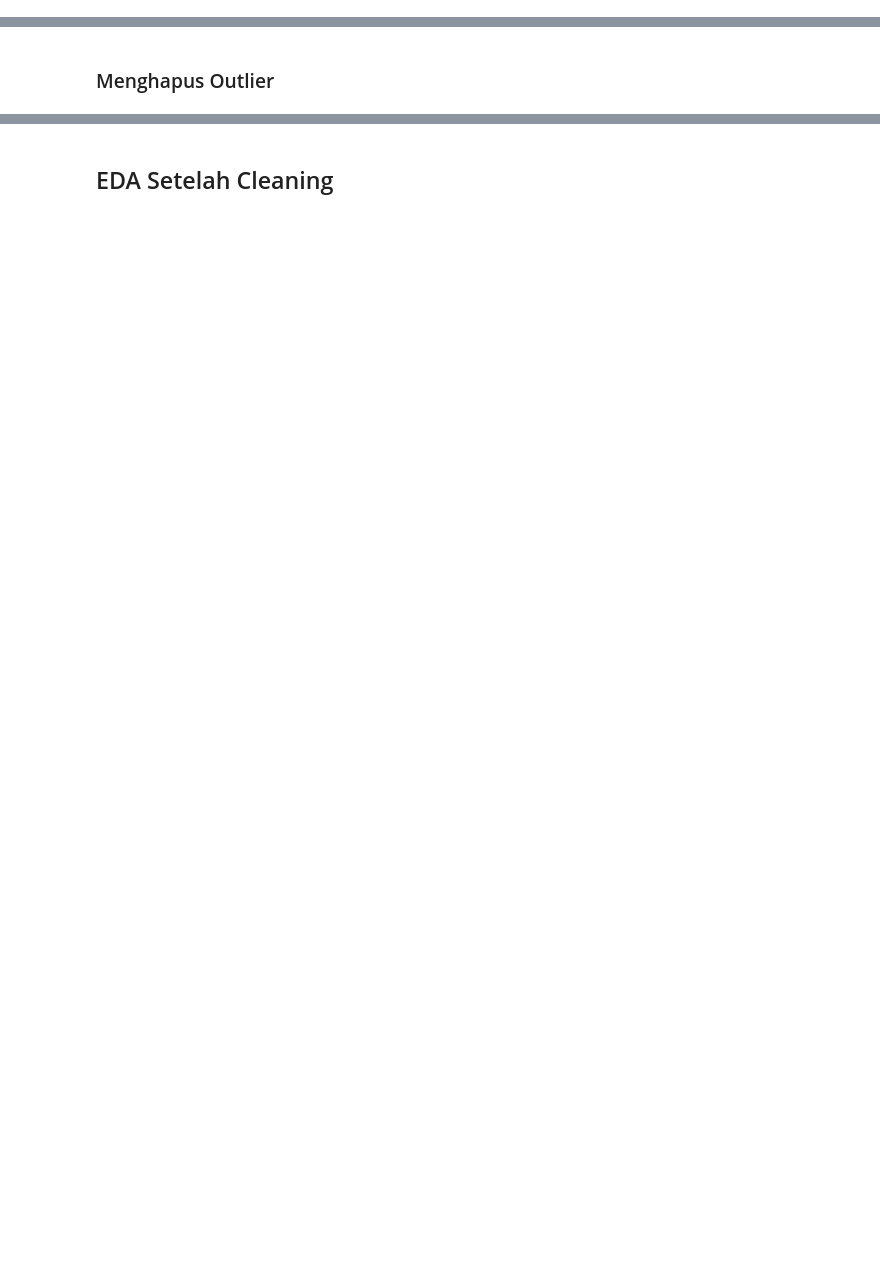
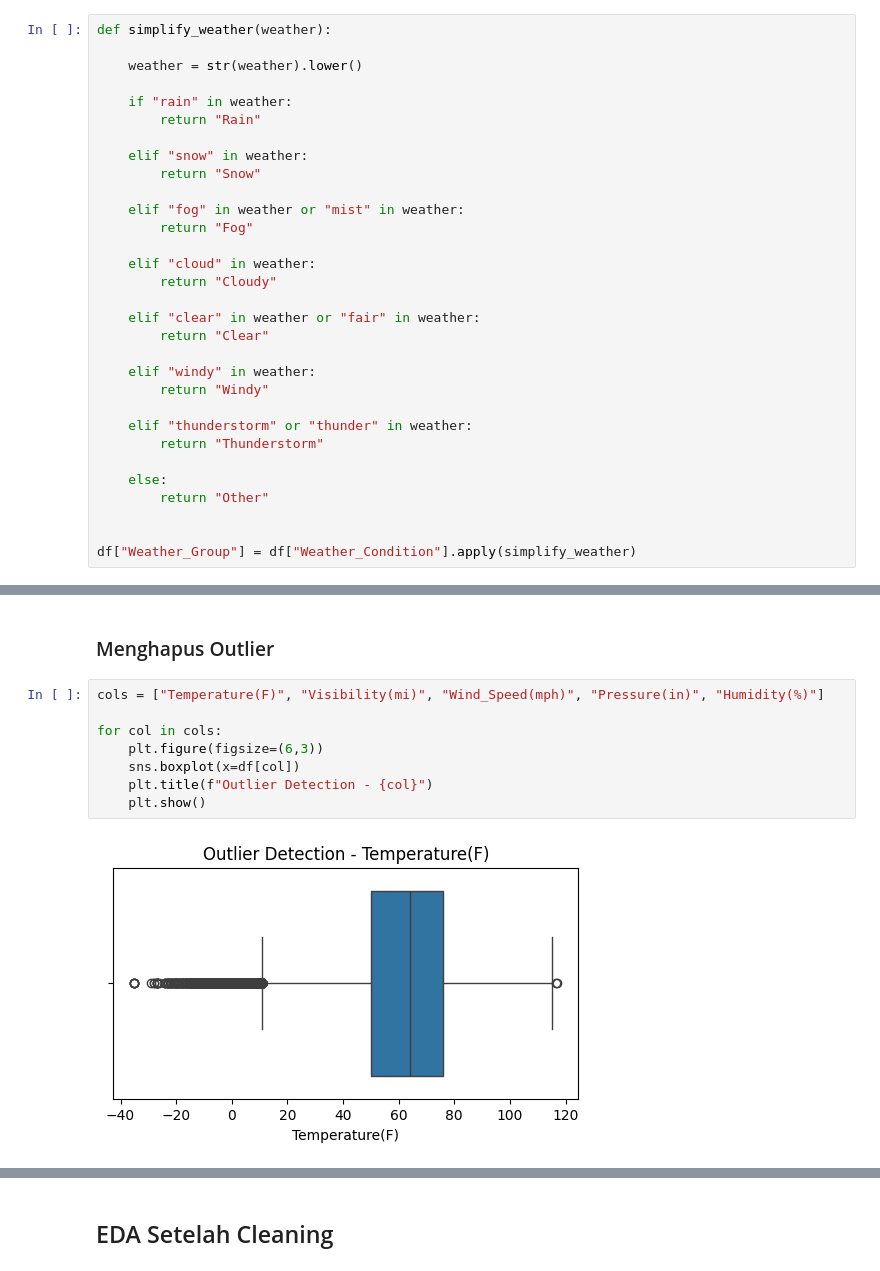
Before and after one commit to AhsanDz/4-Ahsan, a Jupyter notebook: EDA_Ahsan.ipynb, the cells around one changed output, grey strips where cells are left out. Cells and saved outputs as stored; diff of their text form; blank space fills up the shorter version.

```diff
--- a/EDA_Ahsan.ipynb
+++ b/EDA_Ahsan.ipynb
@@ -277,0 +351,31 @@ ValueError: unconverted data remains when parsing with format "%Y-%m-%d %H:%M:%S
+# %%
+def simplify_weather(weather):
+
+    weather = str(weather).lower()
+
+    if "rain" in weather:
+        return "Rain"
+
+    elif "snow" in weather:
+        return "Snow"
+
+    elif "fog" in weather or "mist" in weather:
+        return "Fog"
+
+    elif "cloud" in weather:
+        return "Cloudy"
+
+    elif "clear" in weather or "fair" in weather:
+        return "Clear"
+
+    elif "windy" in weather:
+        return "Windy"
+
+    elif "thunderstorm" or "thunder" in weather:
+        return "Thunderstorm"
+
+    else:
+        return "Other"
+
+
+df["Weather_Group"] = df["Weather_Condition"].apply(simplify_weather)
@@ -278,2 +431,12 @@ ValueError: unconverted data remains when parsing with format "%Y-%m-%d %H:%M:%S
 # %% [markdown]
 ### Menghapus Outlier
+# %%
+cols = ["Temperature(F)", "Visibility(mi)", "Wind_Speed(mph)", "Pressure(in)", "Humidity(%)"]
+
+for col in cols:
+    plt.figure(figsize=(6,3))
+    sns.boxplot(x=df[col])
+    plt.title(f"Outlier Detection - {col}")
+    plt.show()
+# %% [output]
+[figure, added]
```
Also changed, not shown: parts of 14 cells of this notebook.
